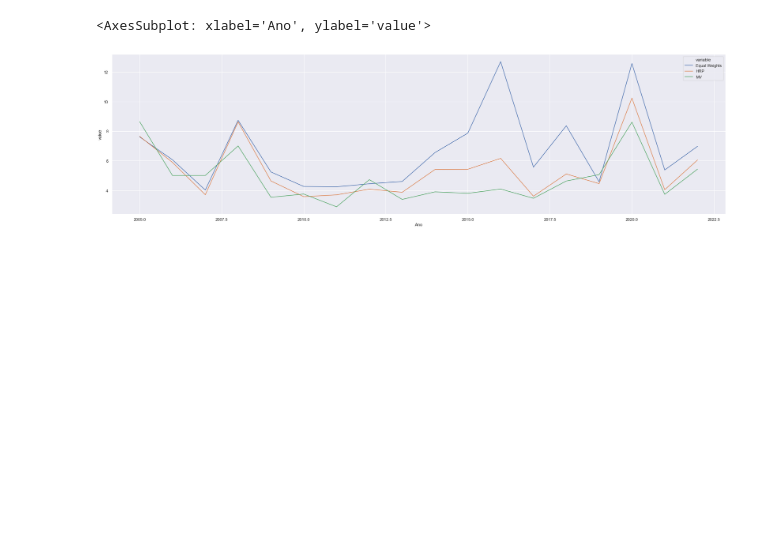
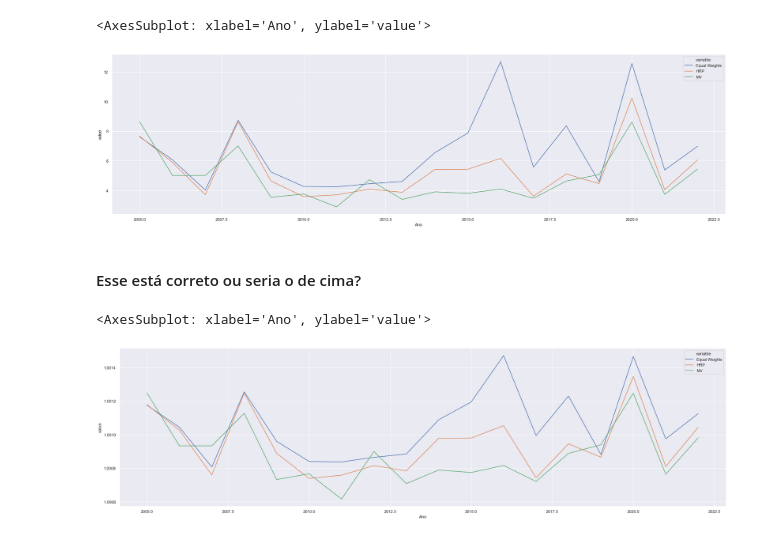
Before and after one commit to felipereis150/BrazilianHRP, a Jupyter notebook: DataViz.ipynb, the cells around one changed output. Drawn from its saved outputs; the diff is of its cells as text; code cells hidden in the pictures; blank space fills up the shorter version.

```diff
--- a/DataViz.ipynb
+++ b/DataViz.ipynb
@@ -25,7 +35,7 @@ sns.lineplot(x='Data', y='value', hue='variable',
 [figure]
 # %%
 df['Ano'] = df['Data'].astype('datetime64[ns]')
-df['Ano'] = df['Data'].dt.year
+df['Ano'] = df['Data'].dt.year.astype(int)
 # %%
 df_mean_by_year = df.groupby(['Ano'], as_index=False).mean()
 df_median_by_year = df.groupby(['Ano'], as_index=False).median()
@@ -54,3 +61,14 @@ sns.lineplot(x='Ano', y='value', hue='variable',
 # %% [output]
 <AxesSubplot: xlabel='Ano', ylabel='value'>
 [figure]
+# %% [markdown]
+#### Esse está correto ou seria o de cima?
+# %%
+df_std_by_year['Equal Weights'] = df_std_by_year['Equal Weights'].pow(1/12)
+df_std_by_year['HRP'] = df_std_by_year['HRP'].pow(1/12)
+df_std_by_year['MV'] = df_std_by_year['MV'].pow(1/12)
+sns.lineplot(x='Ano', y='value', hue='variable',
+             data=pd.melt(df_std_by_year, ['Ano']))
+# %% [output]
+<AxesSubplot: xlabel='Ano', ylabel='value'>
+[figure, added]
```
Also changed, not shown: parts of 5 cells of this notebook, 1 other file.
